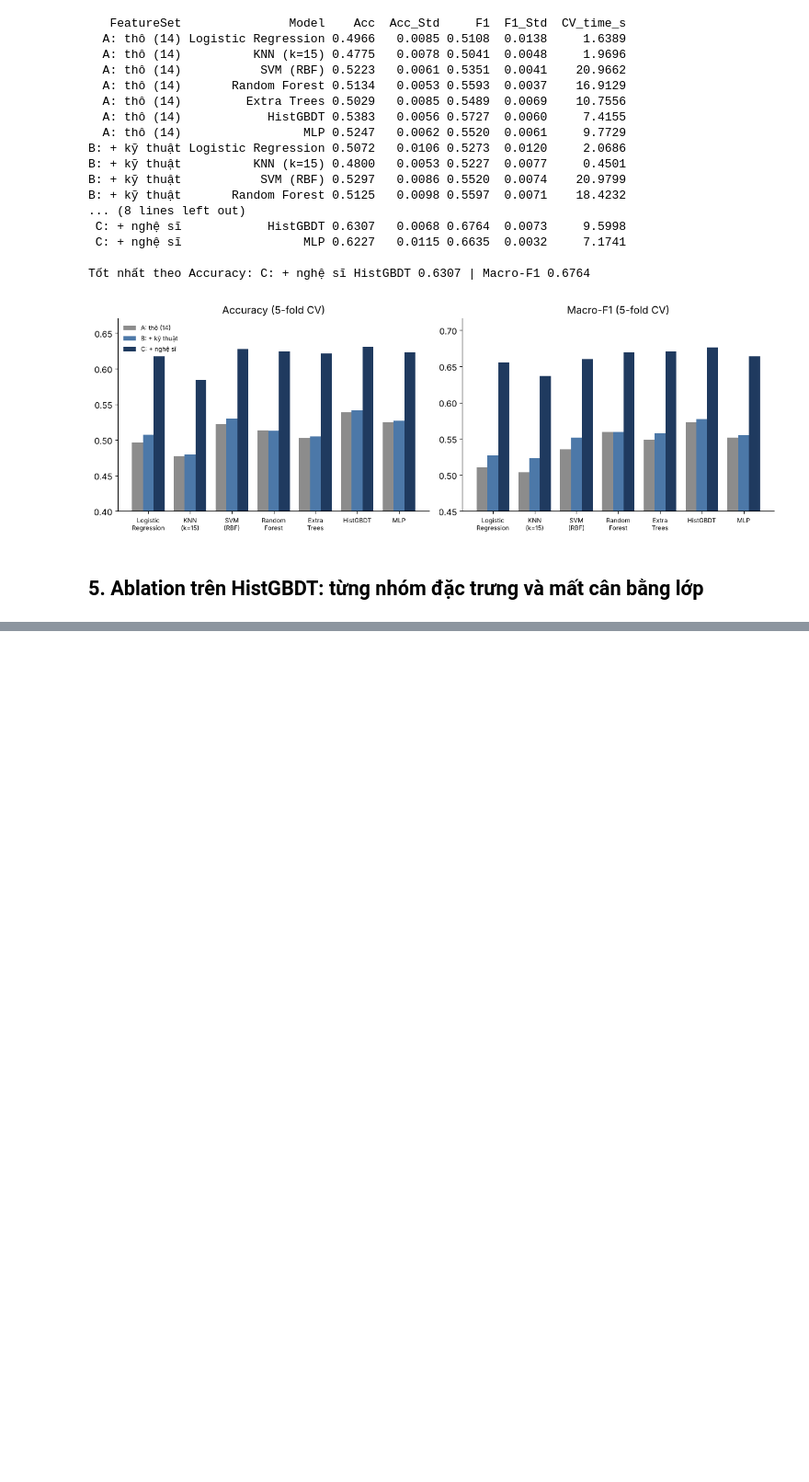
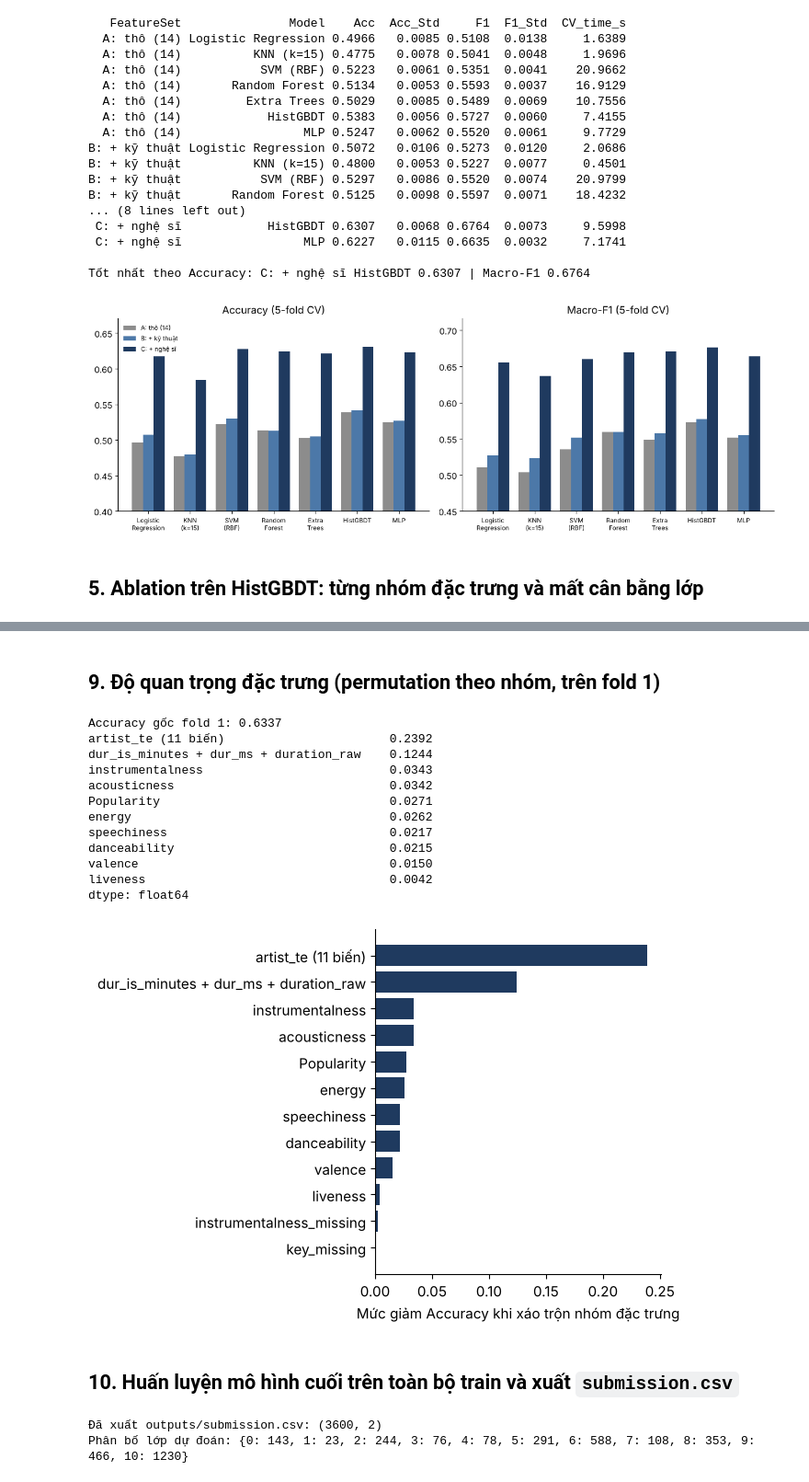
Before and after one commit to JaseSous/ml_group, a Jupyter notebook: Challenge/Challenge2/04_Code/challenge2_music_genre_pipeline.ipynb, the cells around one changed output, grey strips where cells are left out. Shown at 92% size. Drawn from its saved outputs; the diff is of its cells as text; code cells hidden in the pictures; blank space fills up the shorter version.

```diff
--- a/Challenge/Challenge2/04_Code/challenge2_music_genre_pipeline.ipynb
+++ b/Challenge/Challenge2/04_Code/challenge2_music_genre_pipeline.ipynb
@@ -184,0 +287,46 @@ Tốt nhất theo Accuracy: C: + nghệ sĩ HistGBDT 0.6307 | Macro-F1 0.6764
+# %% [markdown]
+## 9. Độ quan trọng đặc trưng (permutation theo nhóm, trên fold 1)
+# %%
+tri, vai = next(kf.split(XC, y)); pipe_f = clone(hgb_best).fit(XC.iloc[tri], y[tri])
+Zte = pipe_f[:-1].transform(XC.iloc[vai]); mdl = pipe_f[-1]; cols = list(pipe_f[:-1].named_steps['te'].transform(XC.iloc[tri[:5]]).columns)
+base = accuracy_score(y[vai], mdl.predict(Zte)); rng = np.random.RandomState(SEED)
+groups = {c: [i] for i, c in enumerate(cols) if not c.startswith('artist_te_')}; groups['artist_te (11 biến)'] = [i for i, c in enumerate(cols) if c.startswith('artist_te_')]
+groups['dur_is_minutes + dur_ms + duration_raw'] = [cols.index(c) for c in ('dur_is_minutes', 'dur_ms', 'duration_raw')]
+for c in ('dur_is_minutes', 'dur_ms', 'duration_raw'): groups.pop(c, None)
+imp = {}
+for gname, ix in groups.items():
+    drops = []
+    for _ in range(5):
+        Zp = Zte.copy(); perm = rng.permutation(len(Zp)); Zp[:, ix] = Zte[perm][:, ix]; drops.append(base - accuracy_score(y[vai], mdl.predict(Zp)))
+    imp[gname] = float(np.mean(drops))
+imp = pd.Series(imp).sort_values(ascending=False); print('Accuracy gốc fold 1: %.4f' % base); print(imp.round(4).head(10))
+RES['perm_importance'] = imp.round(4).head(12).to_dict()
+h = imp.head(12)[::-1]; fig, ax = plt.subplots(figsize=(6.6, 4.6)); ax.barh(h.index, h.values, color=NAVY); ax.set_xlabel('Mức giảm Accuracy khi xáo trộn nhóm đặc trưng')
+plt.tight_layout(); plt.savefig('figs/fig7_importance.png', dpi=200); plt.show()
+# %% [output]
+Accuracy gốc fold 1: 0.6337
+artist_te (11 biến)                       0.2392
+dur_is_minutes + dur_ms + duration_raw    0.1244
+instrumentalness                          0.0343
+acousticness                              0.0342
+Popularity                                0.0271
+energy                                    0.0262
+speechiness                               0.0217
+danceability                              0.0215
+valence                                   0.0150
+liveness                                  0.0042
+dtype: float64
+[figure, added]
+# %% [markdown]
+## 10. Huấn luyện mô hình cuối trên toàn bộ train và xuất `submission.csv`
+# %%
+XT = build(test, 'C'); probs = []
+for m in best_models: probs.append(clone(cands[m]).fit(XC, y).predict_proba(XT))
+pred = np.mean(probs, 0).argmax(1)
+sub = pd.DataFrame({'Id': test.Id.values, 'Class': pred}); sub.to_csv('outputs/submission.csv', index=False)
+assert len(sub) == len(sample) == 3600 and (sub.Id.values == sample.Id.values).all() and set(sub.Class) <= set(range(11)) and list(sub.columns) == list(sample.columns)
+print('Đã xuất outputs/submission.csv:', sub.shape); print('Phân bố lớp dự đoán:', sub.Class.value_counts().sort_index().to_dict())
+RES['pred_dist'] = {int(k): int(v) for k, v in sub.Class.value_counts().sort_index().items()}
+# %% [output]
+Đã xuất outputs/submission.csv: (3600, 2)
+Phân bố lớp dự đoán: {0: 143, 1: 23, 2: 244, 3: 76, 4: 78, 5: 291, 6: 588, 7: 108, 8: 353, 9: 466, 10: 1230}
```
Also changed, not shown: parts of 11 cells of this notebook.
